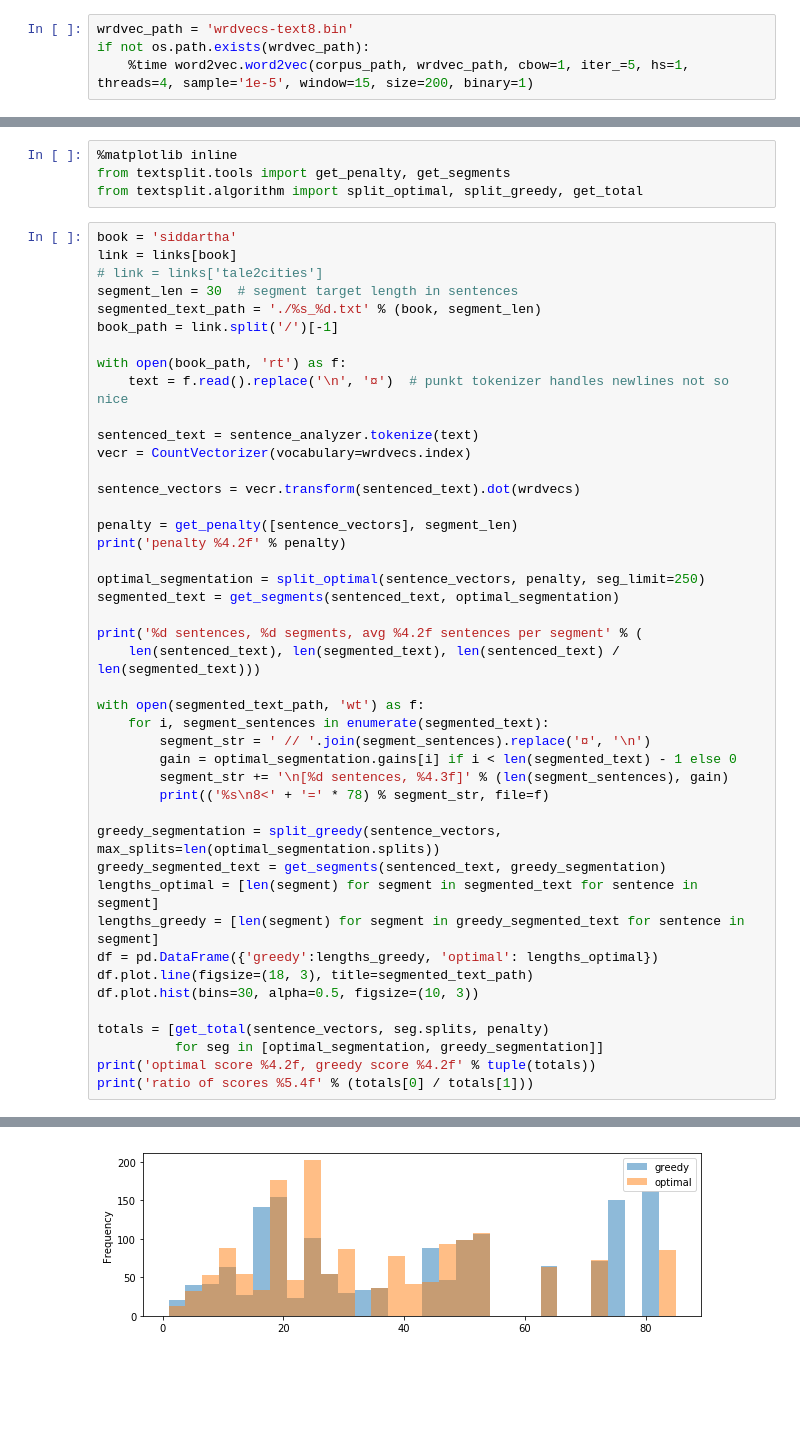
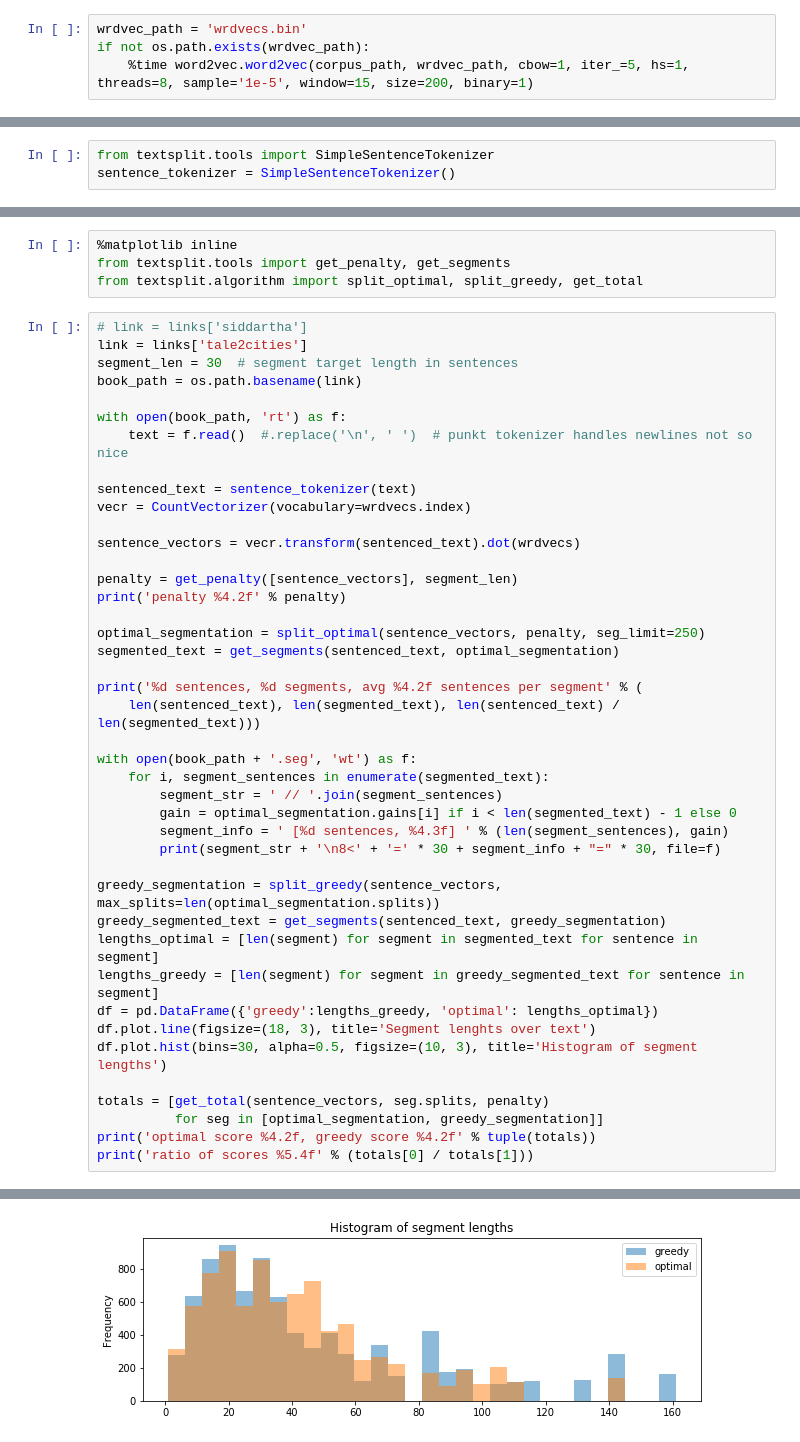
Before and after one commit to chschock/textsplit, a Jupyter notebook: notebooks/HowTo.ipynb, the cells around one changed output, grey strips where cells are left out. Cells and saved outputs as stored; diff of their text form; blank space fills up the shorter version.

```diff
--- a/notebooks/HowTo.ipynb
+++ b/notebooks/HowTo.ipynb
@@ -21,9 +22,9 @@ for link in links.values():
 # %% [markdown]
 ## Train wordvectors
 # %%
-wrdvec_path = 'wrdvecs-text8.bin'
+wrdvec_path = 'wrdvecs.bin'
 if not os.path.exists(wrdvec_path):
-    %time word2vec.word2vec(corpus_path, wrdvec_path, cbow=1, iter_=5, hs=1, threads=4, sample='1e-5', window=15, size=200, binary=1)
+    %time word2vec.word2vec(corpus_path, wrdvec_path, cbow=1, iter_=5, hs=1, threads=8, sample='1e-5', window=15, size=200, binary=1)
 # %%
 model = word2vec.load(wrdvec_path)
 wrdvecs = pd.DataFrame(model.vectors, index=model.vocab)
@@ -43,3 +37,6 @@ sentence_analyzer = nltk.data.load('tokenizers/punkt/english.pickle')
+# %%
+from textsplit.tools import SimpleSentenceTokenizer
+sentence_tokenizer = SimpleSentenceTokenizer()
 # %% [markdown]
 ## run get_penalty and split_optimal
 # %%
@@ -47,17 +44,15 @@ sentence_analyzer = nltk.data.load('tokenizers/punkt/english.pickle')
 from textsplit.tools import get_penalty, get_segments
 from textsplit.algorithm import split_optimal, split_greedy, get_total
 # %%
-book = 'siddartha'
-link = links[book]
-# link = links['tale2cities']
+# link = links['siddartha']
+link = links['tale2cities']
 segment_len = 30  # segment target length in sentences
-segmented_text_path = './%s_%d.txt' % (book, segment_len)
-book_path = link.split('/')[-1]
+book_path = os.path.basename(link)
 
 with open(book_path, 'rt') as f:
-    text = f.read().replace('\n', '¤')  # punkt tokenizer handles newlines not so nice
+    text = f.read()  #.replace('\n', ' ')  # punkt tokenizer handles newlines not so nice
 
-sentenced_text = sentence_analyzer.tokenize(text)
+sentenced_text = sentence_tokenizer(text)
 vecr = CountVectorizer(vocabulary=wrdvecs.index)
 
 sentence_vectors = vecr.transform(sentenced_text).dot(wrdvecs)
@@ -71,20 +66,20 @@ segmented_text = get_segments(sentenced_text, optimal_segmentation)
 print('%d sentences, %d segments, avg %4.2f sentences per segment' % (
     len(sentenced_text), len(segmented_text), len(sentenced_text) / len(segmented_text)))
 
-with open(segmented_text_path, 'wt') as f:
+with open(book_path + '.seg', 'wt') as f:
     for i, segment_sentences in enumerate(segmented_text):
-        segment_str = ' // '.join(segment_sentences).replace('¤', '\n')
+        segment_str = ' // '.join(segment_sentences)
         gain = optimal_segmentation.gains[i] if i < len(segmented_text) - 1 else 0
-        segment_str += '\n[%d sentences, %4.3f]' % (len(segment_sentences), gain)
-        print(('%s\n8<' + '=' * 78) % segment_str, file=f)
+        segment_info = ' [%d sentences, %4.3f] ' % (len(segment_sentences), gain)
+        print(segment_str + '\n8<' + '=' * 30 + segment_info + "=" * 30, file=f)
 
 greedy_segmentation = split_greedy(sentence_vectors, max_splits=len(optimal_segmentation.splits))
 greedy_segmented_text = get_segments(sentenced_text, greedy_segmentation)
 lengths_optimal = [len(segment) for segment in segmented_text for sentence in segment]
 lengths_greedy = [len(segment) for segment in greedy_segmented_text for sentence in segment]
 df = pd.DataFrame({'greedy':lengths_greedy, 'optimal': lengths_optimal})
-df.plot.line(figsize=(18, 3), title=segmented_text_path)
-df.plot.hist(bins=30, alpha=0.5, figsize=(10, 3))
+df.plot.line(figsize=(18, 3), title='Segment lenghts over text')
+df.plot.hist(bins=30, alpha=0.5, figsize=(10, 3), title='Histogram of segment lengths')
 
 totals = [get_total(sentence_vectors, seg.splits, penalty)
           for seg in [optimal_segmentation, greedy_segmentation]]
@@ -99 +94 @@ ratio of scores 1.0011
-[figure, old version]
+[figure, new version]
```
Also changed, not shown: parts of 5 cells of this notebook.
